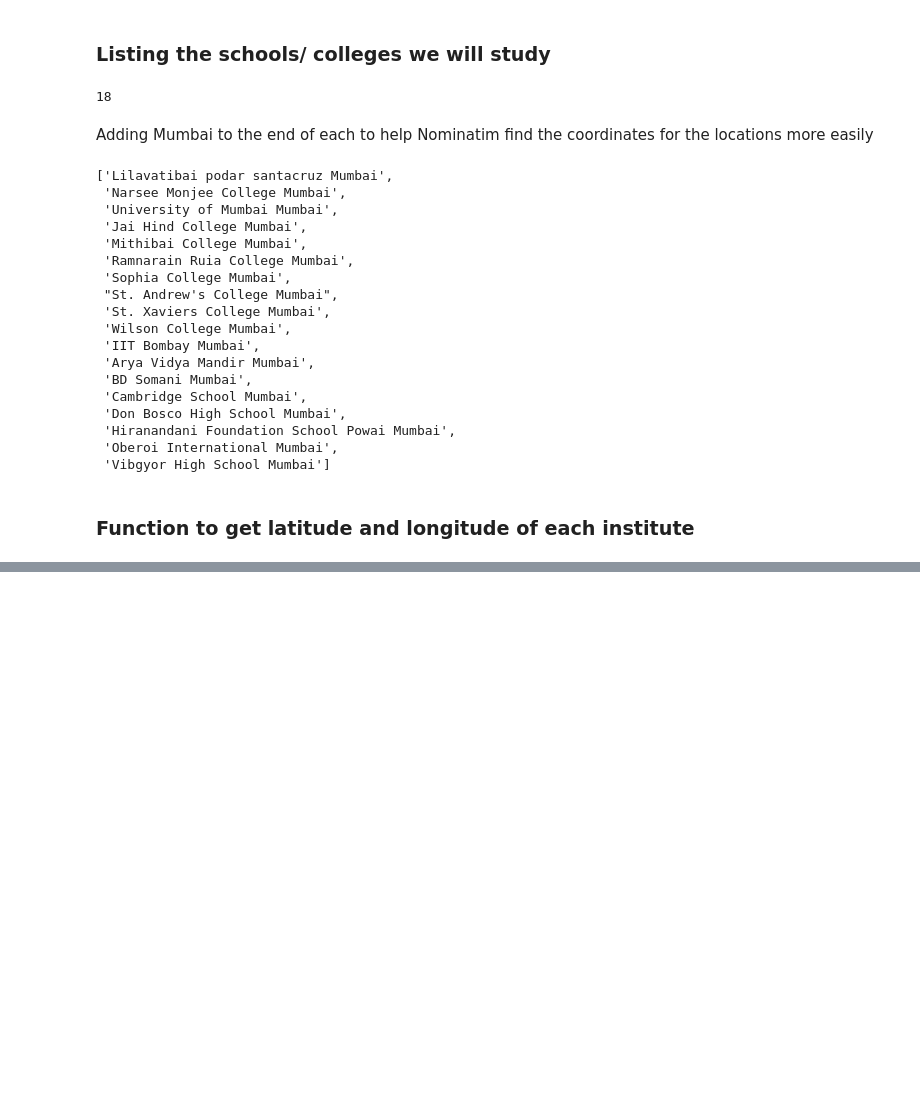
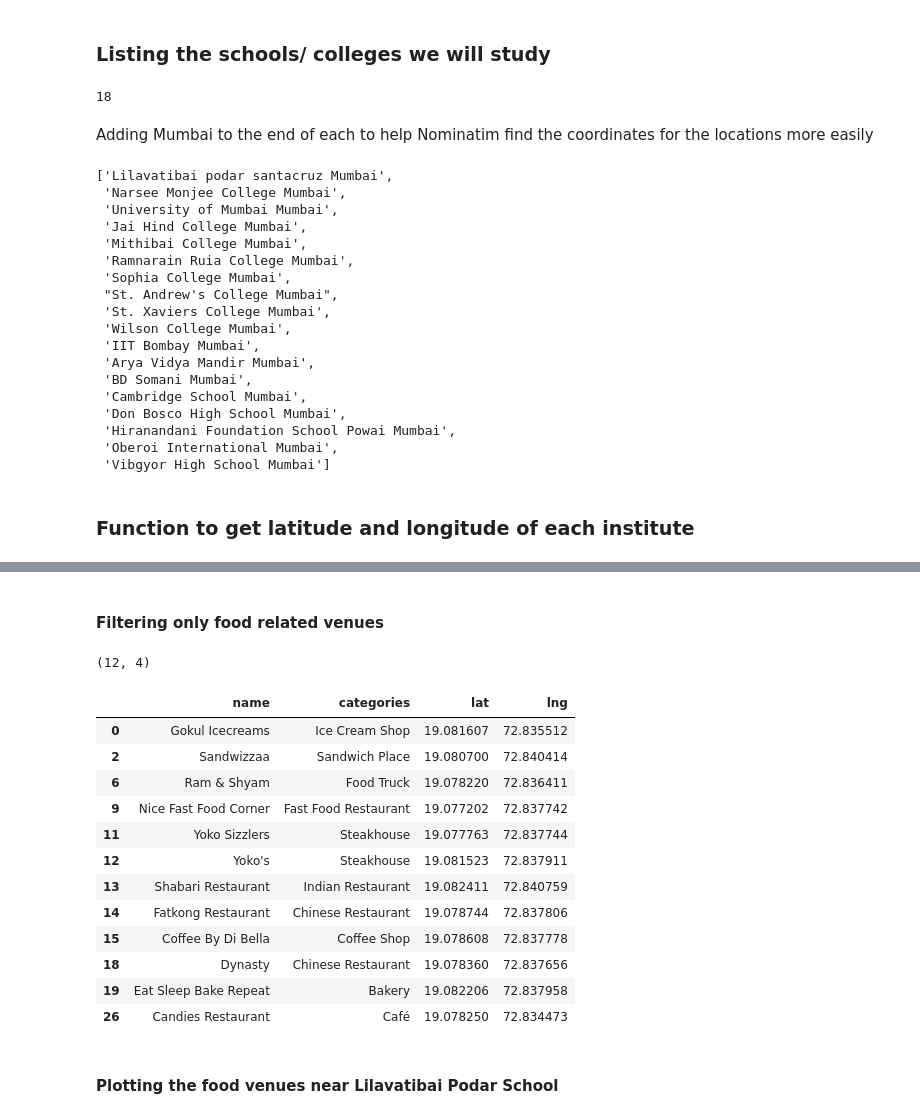
Before and after one commit to SidJain1412/Coursera_Capstone, a Jupyter notebook: Capstone Project.ipynb, the cells around one changed output, grey strips where cells are left out. Cells and saved outputs as stored; diff of their text form; code cells hidden in the pictures; blank space fills up the shorter version.

```diff
--- a/Capstone Project.ipynb
+++ b/Capstone Project.ipynb
@@ -264,0 +271,3 @@ inst_map
+# %%
+food_cats = ['Ice Cream Shop', 'Sandwich Place', 'Food Truck', 'Fast Food Restaurant', 'Indian Restaurant', 'Steakhouse',
+            'Chinese Restaurant', 'Coffee Shop', 'Bakery', 'Café', 'Middle Eastern Restuarant']
@@ -264,0 +276,5 @@ inst_map
+# %%
+print(l[0])
+inst1 = l[0]['institute']
+lat = l[0]['latitude']
+lon = l[0]['longitude']
@@ -264,0 +283,11 @@ inst_map
+# %%
+radius = 500
+url = 'https://api.foursquare.com/v2/venues/explore?&client_id={}&client_secret={}&v={}&ll={},{}&radius={}&limit={}'.format(
+    CLIENT_ID,
+    CLIENT_SECRET,
+    VERSION,
+    lat,
+    lon,
+    radius,
+    100)
+url
@@ -264,0 +296,3 @@ inst_map
+# %%
+results = requests.get(url).json()
+results
@@ -264,0 +317,36 @@ inst_map
+# %% [markdown]
+#### Filtering only food related venues
+# %%
+venues = results['response']['groups'][0]['items']
+
+nearby_venues = json_normalize(venues)  # flatten JSON
+
+# filter columns
+filtered_columns = ['venue.name', 'venue.categories',
+                    'venue.location.lat', 'venue.location.lng']
+nearby_venues = nearby_venues.loc[:, filtered_columns]
+
+# filter the category for each row
+nearby_venues['venue.categories'] = nearby_venues.apply(
+    get_category_type, axis=1)
+
+# clean columns
+nearby_venues.columns = [col.split(".")[-1] for col in nearby_venues.columns]
+nearby_venues = nearby_venues[nearby_venues['categories'].isin(food_cats)]
+print(nearby_venues.shape)
+nearby_venues
+# %% [output]
+(12, 4)
+|  | name | categories | lat | lng |
+| 0 | Gokul Icecreams | Ice Cream Shop | 19.081607 | 72.835512 |
+| 2 | Sandwizzaa | Sandwich Place | 19.080700 | 72.840414 |
+| 6 | Ram & Shyam | Food Truck | 19.078220 | 72.836411 |
+| 9 | Nice Fast Food Corner | Fast Food Restaurant | 19.077202 | 72.837742 |
+| 11 | Yoko Sizzlers | Steakhouse | 19.077763 | 72.837744 |
+| 12 | Yoko's | Steakhouse | 19.081523 | 72.837911 |
+| 13 | Shabari Restaurant | Indian Restaurant | 19.082411 | 72.840759 |
+| 14 | Fatkong Restaurant | Chinese Restaurant | 19.078744 | 72.837806 |
+| 15 | Coffee By Di Bella | Coffee Shop | 19.078608 | 72.837778 |
+| 18 | Dynasty | Chinese Restaurant | 19.078360 | 72.837656 |
+| 19 | Eat Sleep Bake Repeat | Bakery | 19.082206 | 72.837958 |
+| 26 | Candies Restaurant | Café | 19.078250 | 72.834473 |
@@ -264,0 +361,2 @@ inst_map
+# %% [markdown]
+#### Plotting the food venues near Lilavatibai Podar School
```
Also changed, not shown: parts of 15 cells of this notebook, 2 other files.
